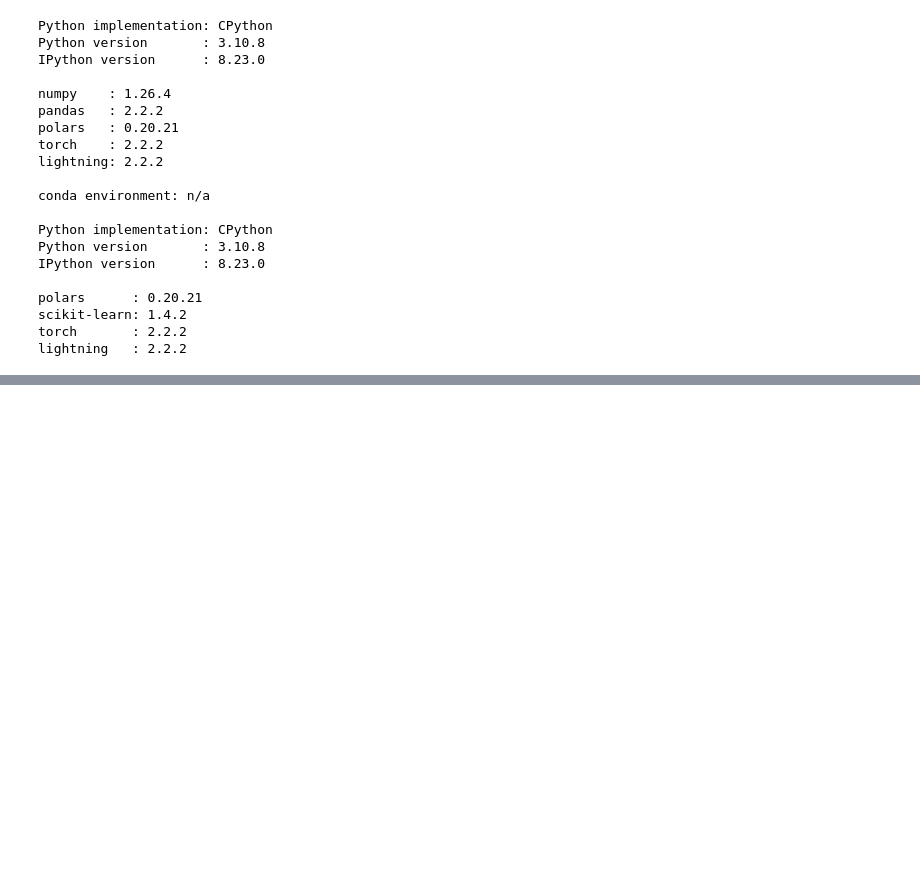
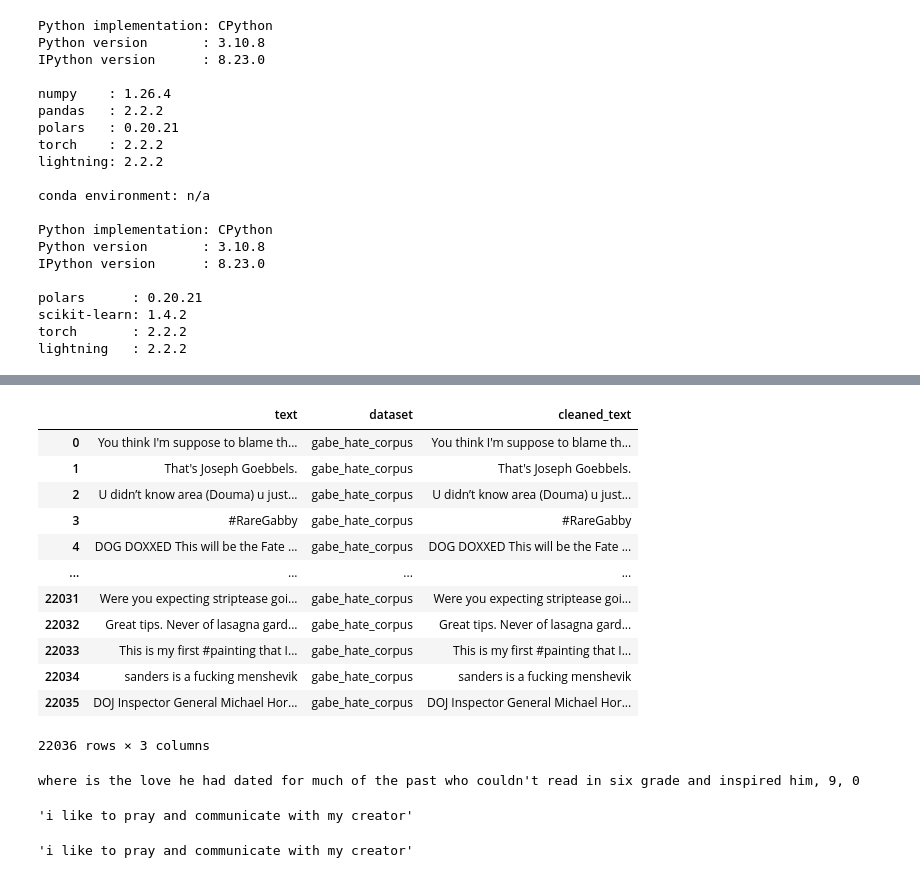
Before and after one commit to chineidu/toxic-text-classification, a Jupyter notebook: notebooks/02-data-cleaners.ipynb, the cells around one changed output, grey strips where cells are left out. Saved outputs shown, nothing was run; the diff lists cells and outputs as text; code cells hidden in the pictures; blank space fills up the shorter version.

```diff
--- a/notebooks/02-data-cleaners.ipynb
+++ b/notebooks/02-data-cleaners.ipynb
@@ -77,0 +98,9 @@ warnings.filterwarnings("ignore")
+# %%
+# Train data
+path: str = "../data/ghc_data/**/*.tsv"
+
+
+ghc_dataloader: GHCDataLoader = GHCDataLoader(path=path, stratify=True)
+
+X_train, X_test, y_train, y_test = ghc_dataloader.prepare_data()
+X_train.head()
@@ -77,0 +132,47 @@ warnings.filterwarnings("ignore")
+# %%
+X_train.with_columns(
+    cleaned_text=pl.col("text").str.replace_all(pattern=r"https?://\S{1,150}", value="")
+).to_pandas()
+# %% [output]
+|  | text | dataset | cleaned_text |
+| 0 | You think I'm suppose to blame th... | gabe_hate_corpus | You think I'm suppose to blame th... |
+| 1 | That's Joseph Goebbels. | gabe_hate_corpus | That's Joseph Goebbels. |
+| 2 | U didn’t know area (Douma) u just... | gabe_hate_corpus | U didn’t know area (Douma) u just... |
+| 3 | #RareGabby | gabe_hate_corpus | #RareGabby |
+| 4 | DOG DOXXED This will be the Fate ... | gabe_hate_corpus | DOG DOXXED This will be the Fate ... |
+| ... | ... | ... | ... |
+| 22031 | Were you expecting striptease goi... | gabe_hate_corpus | Were you expecting striptease goi... |
+| 22032 | Great tips. Never of lasagna gard... | gabe_hate_corpus | Great tips. Never of lasagna gard... |
+| 22033 | This is my first #painting that I... | gabe_hate_corpus | This is my first #painting that I... |
+| 22034 | sanders is a fucking menshevik | gabe_hate_corpus | sanders is a fucking menshevik |
+| 22035 | DOJ Inspector General Michael Hor... | gabe_hate_corpus | DOJ Inspector General Michael Hor... |
+22036 rows × 3 columns
+# %%
+import pkg_resources
+from symspellpy import SymSpell
+
+sym_spell = SymSpell(max_dictionary_edit_distance=2, prefix_length=7)
+dictionary_path = pkg_resources.resource_filename(
+    "symspellpy", "frequency_dictionary_en_82_765.txt"
+)
+bigram_path = pkg_resources.resource_filename(
+    "symspellpy", "frequency_bigramdictionary_en_243_342.txt"
+)
+# term_index is the column of the term and count_index is the
+# column of the term frequency
+sym_spell.load_dictionary(dictionary_path, term_index=0, count_index=1)
+sym_spell.load_bigram_dictionary(bigram_path, term_index=0, count_index=2)
+
+# lookup suggestions for multi-word input strings (supports compound
+# splitting & merging)
+input_term = (
+    "whereis th elove hehad dated forImuch of thepast who "
+    "couqdn'tread in sixtgrade and ins pired him"
+)
+# max edit distance per lookup (per single word, not per whole input string)
+suggestions = sym_spell.lookup_compound(input_term, max_edit_distance=2)
+# display suggestion term, edit distance, and term frequency
+for suggestion in suggestions:
+    print(suggestion)
+# %% [output]
+where is the love he had dated for much of the past who couldn't read in six grade and inspired him, 9, 0
@@ -77,0 +211,13 @@ warnings.filterwarnings("ignore")
+# %%
+my_spell_checker = SpellChecker()
+suggestions: list[Any] = my_spell_checker(
+    phrase="I like to prai and communcate with my cleator"
+)
+
+suggestions
+# %% [output]
+'i like to pray and communicate with my creator'
+# %%
+[str(suggestion) for suggestion in suggestions][0].split(",")[0]
+# %% [output]
+'i like to pray and communicate with my creator'
```
Also changed, not shown: parts of 9 cells of this notebook, 6 other files.
